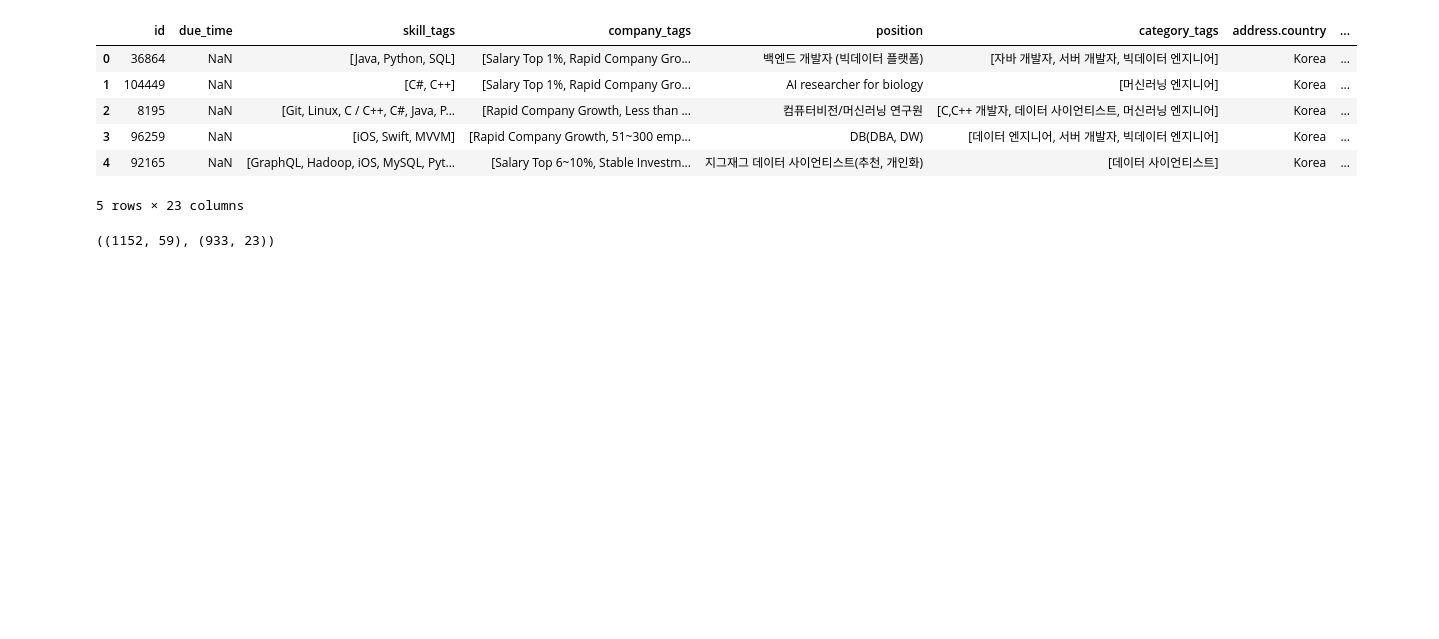
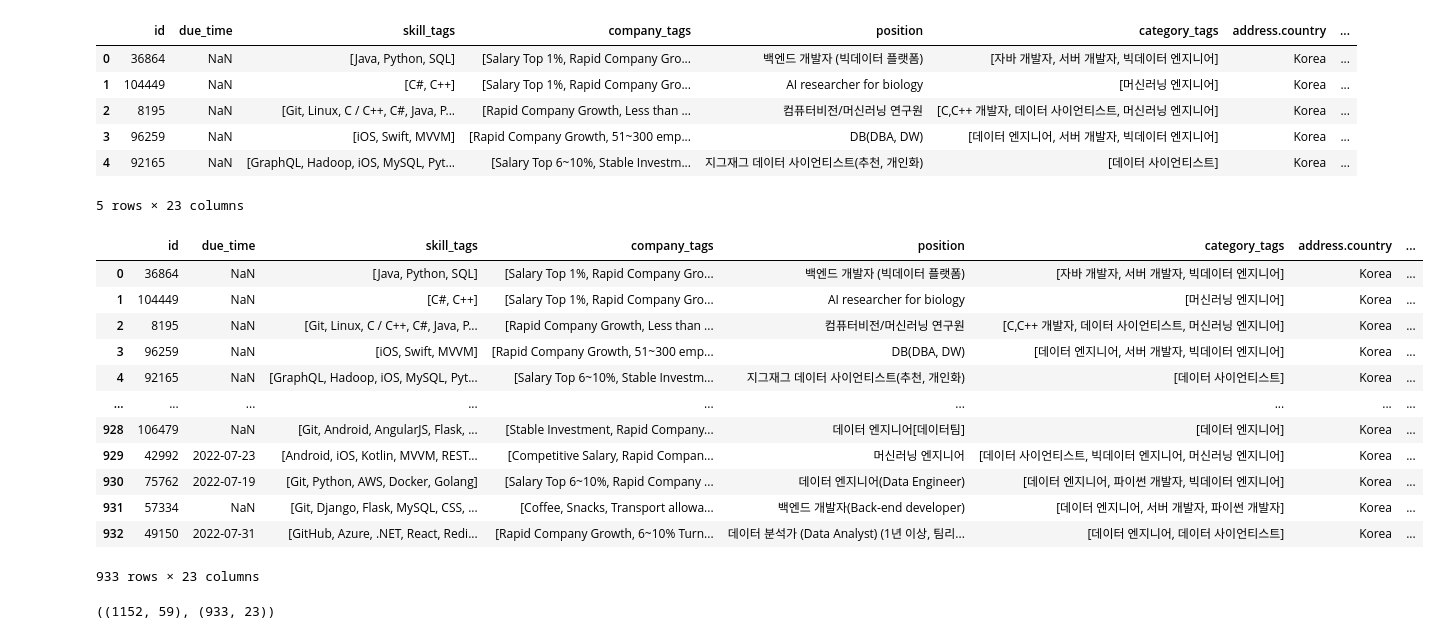
Before and after one commit to Hong-Soonbin/PROJECT_Wanted_crawling, a Jupyter notebook: main_crawling.ipynb, the cells around one changed output. Drawn from its saved outputs; the diff is of its cells as text; code cells hidden in the pictures; blank space fills up the shorter version.

```diff
--- a/main_crawling.ipynb
+++ b/main_crawling.ipynb
@@ -231,6 +228,6 @@ Drive already mounted at content; to attempt to forcibly remount, call drive.mou
 # %%
-df = pd.read_csv('/content/content/MyDrive/data/wanted.csv')
-year_id_df = pd.read_csv('/content/year_id_df.csv')
+df = pd.read_csv('/content/content/MyDrive/wanted/wanted.csv')
+year_id_df = pd.read_csv('/content/content/MyDrive/wanted/year_id_df.csv')
 # %%
 df_engined = engineering(df)
 df_year_map = year_mapping(year_id_df,df_engined)
@@ -243,6 +240,22 @@ df_year_map.head()
 | 3 | 96259 | NaN | [iOS, Swift, MVVM] | [Rapid Company Growth, 51~300 emp... | DB(DBA, DW) | [데이터 엔지니어, 서버 개발자, 빅데이터 엔지니어] | Korea | ... |
 | 4 | 92165 | NaN | [GraphQL, Hadoop, iOS, MySQL, Pyt... | [Salary Top 6~10%, Stable Investm... | 지그재그 데이터 사이언티스트(추천, 개인화) | [데이터 사이언티스트] | Korea | ... |
 5 rows × 23 columns
+# %%
+df
+# %% [output]
+|  | id | due_time | skill_tags | company_tags | position | category_tags | address.country | ... |
+| 0 | 36864 | NaN | [Java, Python, SQL] | [Salary Top 1%, Rapid Company Gro... | 백엔드 개발자 (빅데이터 플랫폼) | [자바 개발자, 서버 개발자, 빅데이터 엔지니어] | Korea | ... |
+| 1 | 104449 | NaN | [C#, C++] | [Salary Top 1%, Rapid Company Gro... | AI researcher for biology | [머신러닝 엔지니어] | Korea | ... |
+| 2 | 8195 | NaN | [Git, Linux, C / C++, C#, Java, P... | [Rapid Company Growth, Less than ... | 컴퓨터비전/머신러닝 연구원 | [C,C++ 개발자, 데이터 사이언티스트, 머신러닝 엔지니어] | Korea | ... |
+| 3 | 96259 | NaN | [iOS, Swift, MVVM] | [Rapid Company Growth, 51~300 emp... | DB(DBA, DW) | [데이터 엔지니어, 서버 개발자, 빅데이터 엔지니어] | Korea | ... |
+| 4 | 92165 | NaN | [GraphQL, Hadoop, iOS, MySQL, Pyt... | [Salary Top 6~10%, Stable Investm... | 지그재그 데이터 사이언티스트(추천, 개인화) | [데이터 사이언티스트] | Korea | ... |
+| ... | ... | ... | ... | ... | ... | ... | ... | ... |
+| 928 | 106479 | NaN | [Git, Android, AngularJS, Flask, ... | [Stable Investment, Rapid Company... | 데이터 엔지니어[데이터팀] | [데이터 엔지니어] | Korea | ... |
+| 929 | 42992 | 2022-07-23 | [Android, iOS, Kotlin, MVVM, REST... | [Competitive Salary, Rapid Compan... | 머신러닝 엔지니어 | [데이터 사이언티스트, 빅데이터 엔지니어, 머신러닝 엔지니어] | Korea | ... |
+| 930 | 75762 | 2022-07-19 | [Git, Python, AWS, Docker, Golang] | [Salary Top 6~10%, Rapid Company ... | 데이터 엔지니어(Data Engineer) | [데이터 엔지니어, 파이썬 개발자, 빅데이터 엔지니어] | Korea | ... |
+| 931 | 57334 | NaN | [Git, Django, Flask, MySQL, CSS, ... | [Coffee, Snacks, Transport allowa... | 백엔드 개발자(Back-end developer) | [데이터 엔지니어, 서버 개발자, 파이썬 개발자] | Korea | ... |
+| 932 | 49150 | 2022-07-31 | [GitHub, Azure, .NET, React, Redi... | [Rapid Company Growth, 6~10% Turn... | 데이터 분석가 (Data Analyst) (1년 이상, 팀리... | [데이터 엔지니어, 데이터 사이언티스트] | Korea | ... |
+933 rows × 23 columns
 # %%
 df.shape, df_year_map.shape
 # %% [output]
```
Also changed, not shown: parts of 3 cells of this notebook.
